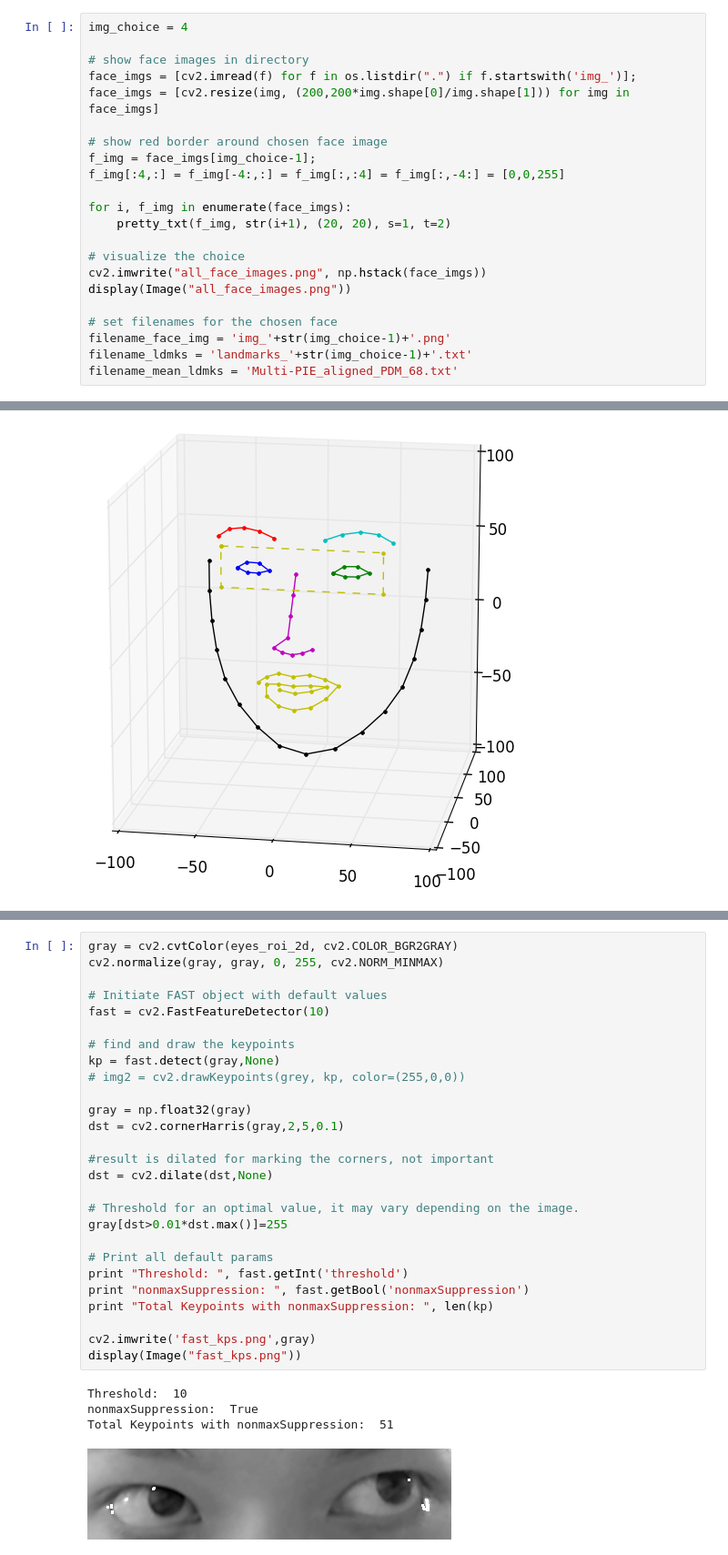
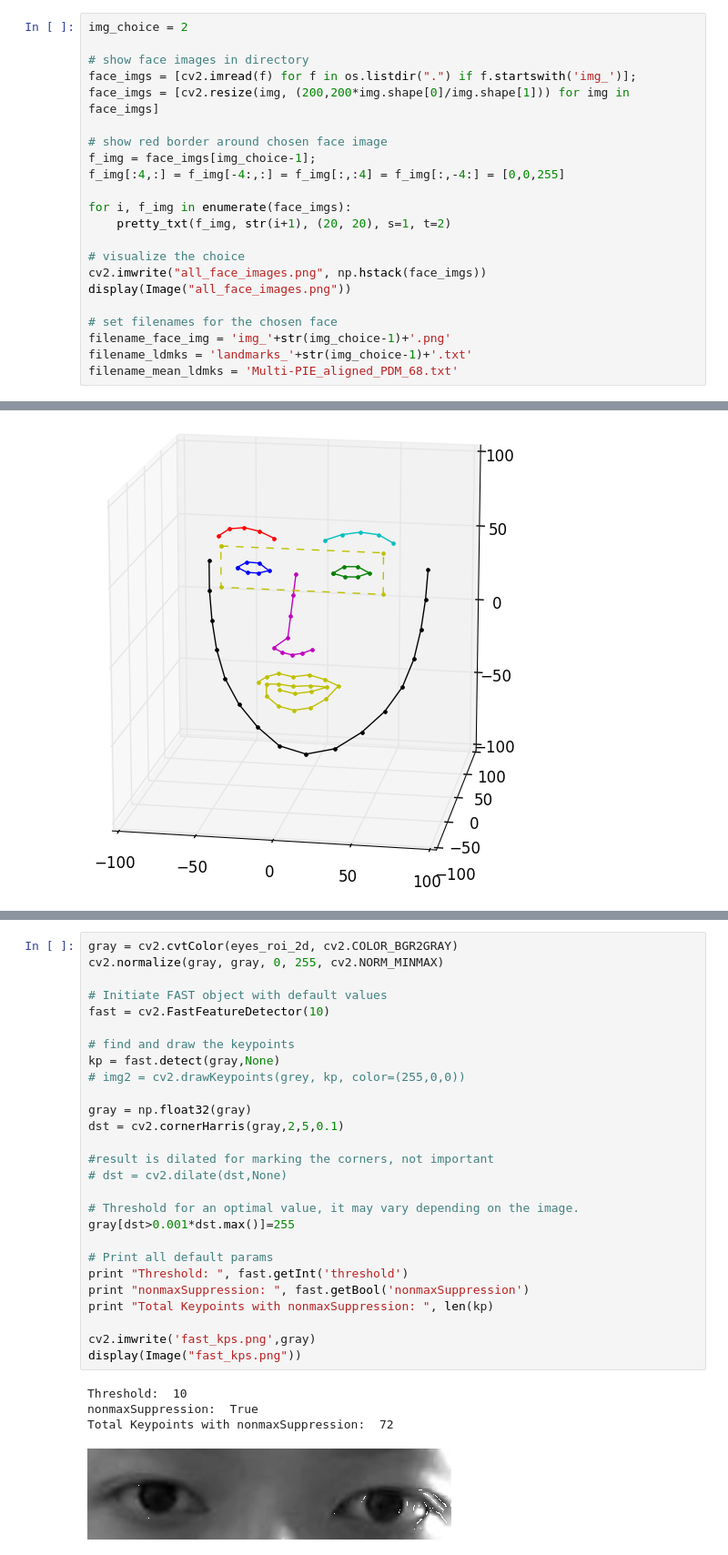
Before and after one commit to errollw/CLM-gaze-tracker-OLD, a Jupyter notebook: eye-tracking.ipynb, the cells around one changed output, grey strips where cells are left out. Shown at 91% size. Drawn from its saved outputs; the diff is of its cells as text.

```diff
--- a/eye-tracking.ipynb
+++ b/eye-tracking.ipynb
@@ -47,7 +47,7 @@ def trim_fig(fig, pad=8):
 
 Change `img_choice` to set face image.
 # %%
-img_choice = 4
+img_choice = 2
 
 # show face images in directory
 face_imgs = [cv2.imread(f) for f in os.listdir(".") if f.startswith('img_')];
@@ -217,32 +219,32 @@ display(Image("eyes_roi_2d.png"))
 # %%
 gray = cv2.cvtColor(eyes_roi_2d, cv2.COLOR_BGR2GRAY)
 cv2.normalize(gray, gray, 0, 255, cv2.NORM_MINMAX)
 
 # Initiate FAST object with default values
 fast = cv2.FastFeatureDetector(10)
 
 # find and draw the keypoints
 kp = fast.detect(gray,None)
 # img2 = cv2.drawKeypoints(grey, kp, color=(255,0,0))
 
 gray = np.float32(gray)
 dst = cv2.cornerHarris(gray,2,5,0.1)
 
 #result is dilated for marking the corners, not important
-dst = cv2.dilate(dst,None)
+# dst = cv2.dilate(dst,None)
 
 # Threshold for an optimal value, it may vary depending on the image.
-gray[dst>0.01*dst.max()]=255
+gray[dst>0.001*dst.max()]=255
 
 # Print all default params
 print "Threshold: ", fast.getInt('threshold')
 print "nonmaxSuppression: ", fast.getBool('nonmaxSuppression')
 print "Total Keypoints with nonmaxSuppression: ", len(kp)
 
 cv2.imwrite('fast_kps.png',gray)
 display(Image("fast_kps.png"))
 # %% [output]
 Threshold:  10
 nonmaxSuppression:  True
-Total Keypoints with nonmaxSuppression:  51
+Total Keypoints with nonmaxSuppression:  72
-[figure, old version]
+[figure, new version]
```
Also changed, not shown: parts of 5 cells of this notebook, 10 other files.
